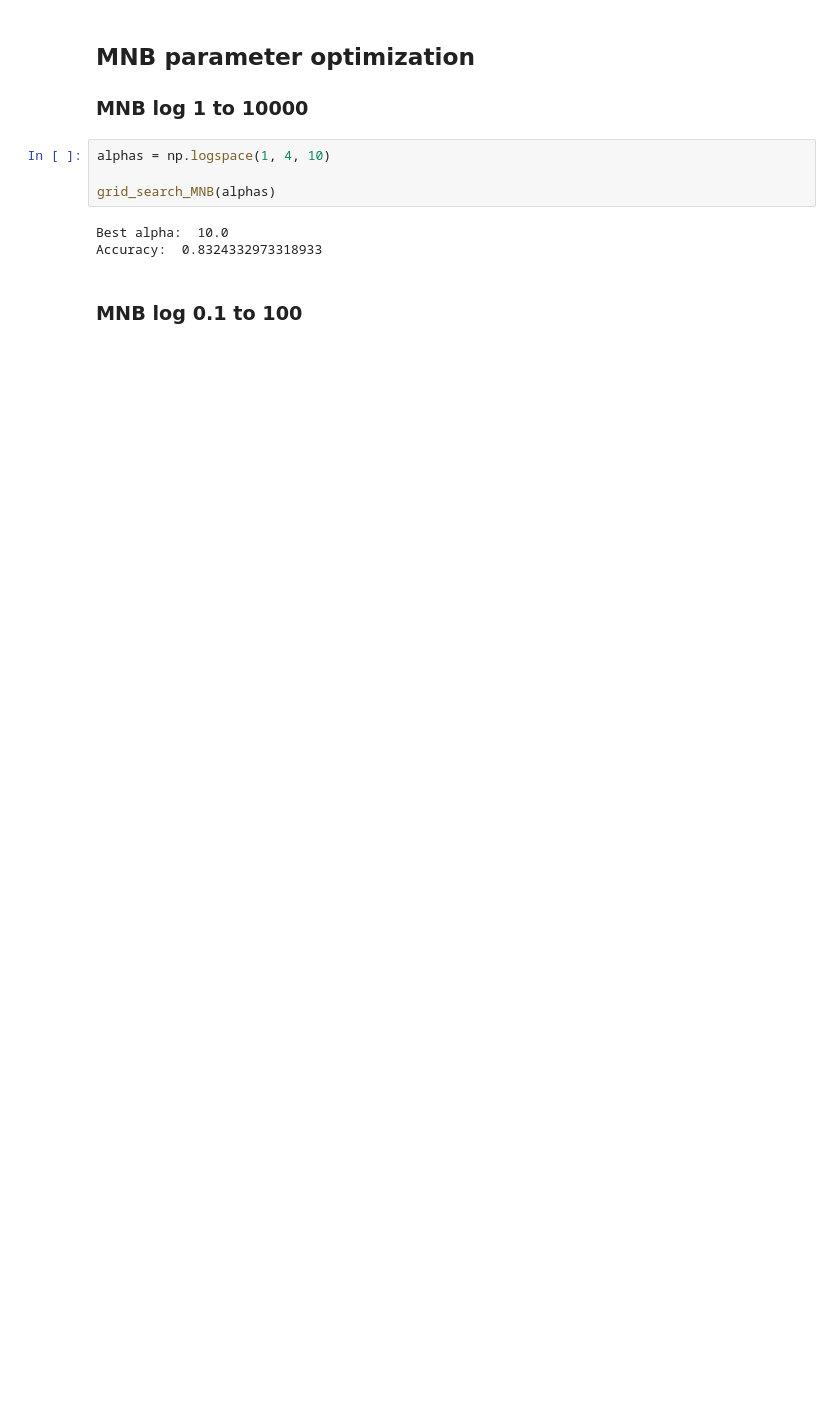
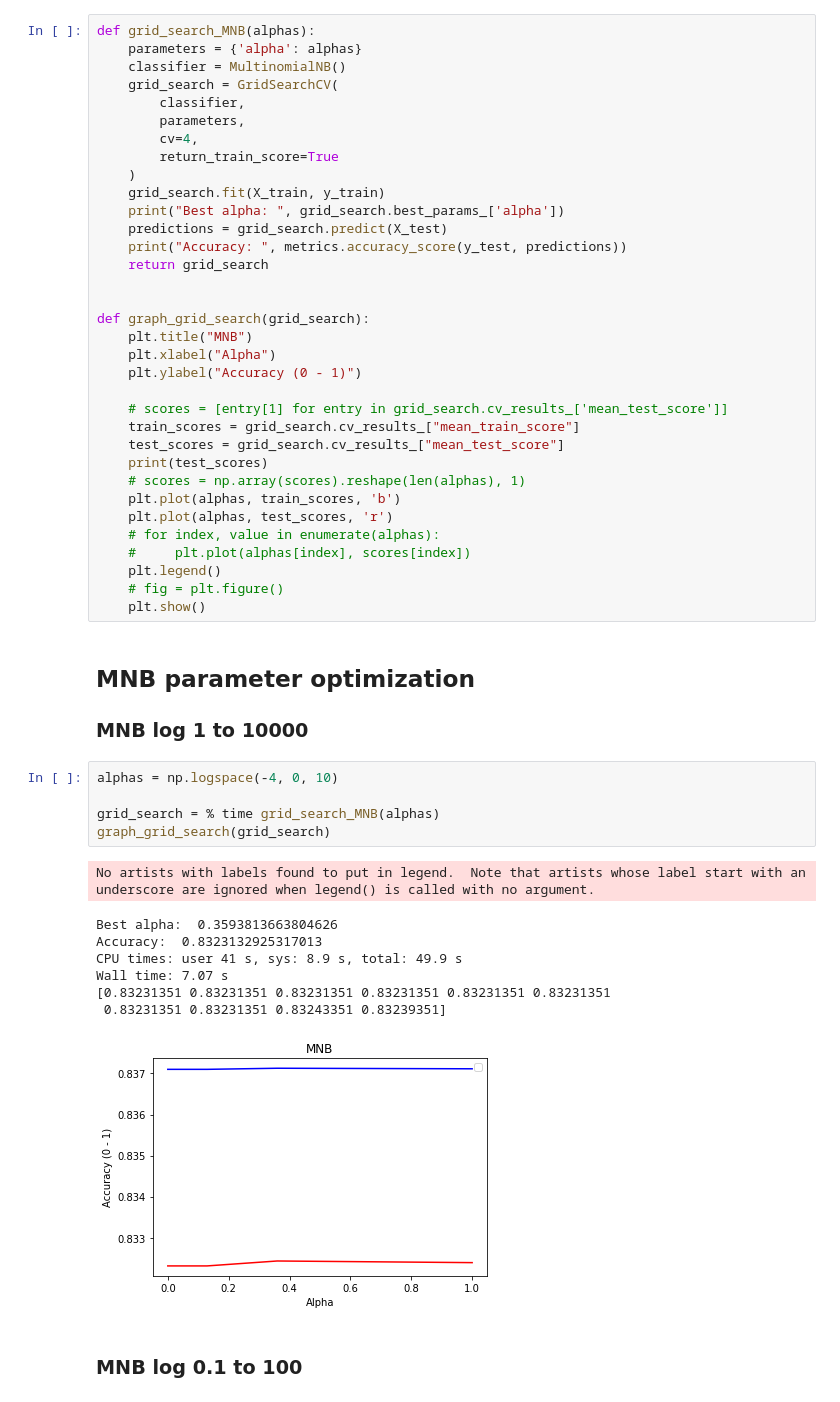
Before and after one commit to jasonmrimer/cse590-machine-learning, a Jupyter notebook: Homework_3.ipynb, the cells around one changed output. Saved outputs shown, nothing was run; the diff lists cells and outputs as text; blank space fills up the shorter version.

```diff
--- a/Homework_3.ipynb
+++ b/Homework_3.ipynb
@@ -66,13 +57,54 @@ def grid_search_MNB(alphas):
+# %%
+def grid_search_MNB(alphas):
+    parameters = {'alpha': alphas}
+    classifier = MultinomialNB()
+    grid_search = GridSearchCV(
+        classifier,
+        parameters,
+        cv=4,
+        return_train_score=True
+    )
+    grid_search.fit(X_train, y_train)
+    print("Best alpha: ", grid_search.best_params_['alpha'])
+    predictions = grid_search.predict(X_test)
+    print("Accuracy: ", metrics.accuracy_score(y_test, predictions))
+    return grid_search
+
+
+def graph_grid_search(grid_search):
+    plt.title("MNB")
+    plt.xlabel("Alpha")
+    plt.ylabel("Accuracy (0 - 1)")
+
+    # scores = [entry[1] for entry in grid_search.cv_results_['mean_test_score']]
+    train_scores = grid_search.cv_results_["mean_train_score"]
+    test_scores = grid_search.cv_results_["mean_test_score"]
+    print(test_scores)
+    # scores = np.array(scores).reshape(len(alphas), 1)
+    plt.plot(alphas, train_scores, 'b')
+    plt.plot(alphas, test_scores, 'r')
+    # for index, value in enumerate(alphas):
+    #     plt.plot(alphas[index], scores[index])
+    plt.legend()
+    # fig = plt.figure()
+    plt.show()
 # %% [markdown]
 ## MNB parameter optimization
 ### MNB log 1 to 10000
 # %%
-alphas = np.logspace(1, 4, 10)
+alphas = np.logspace(-4, 0, 10)
 
-grid_search_MNB(alphas)
+grid_search = % time grid_search_MNB(alphas)
+graph_grid_search(grid_search)
 # %% [output]
-Best alpha:  10.0
-Accuracy:  0.8324332973318933
+No artists with labels found to put in legend.  Note that artists whose label start with an underscore are ignored when legend() is called with no argument.
+Best alpha:  0.3593813663804626
+Accuracy:  0.8323132925317013
+CPU times: user 41 s, sys: 8.9 s, total: 49.9 s
+Wall time: 7.07 s
+[0.83231351 0.83231351 0.83231351 0.83231351 0.83231351 0.83231351
+ 0.83231351 0.83231351 0.83243351 0.83239351]
+[figure, added]
 # %% [markdown]
 ### MNB log 0.1 to 100
 # %%
```
Also changed, not shown: parts of 27 cells of this notebook, 4 other files.
